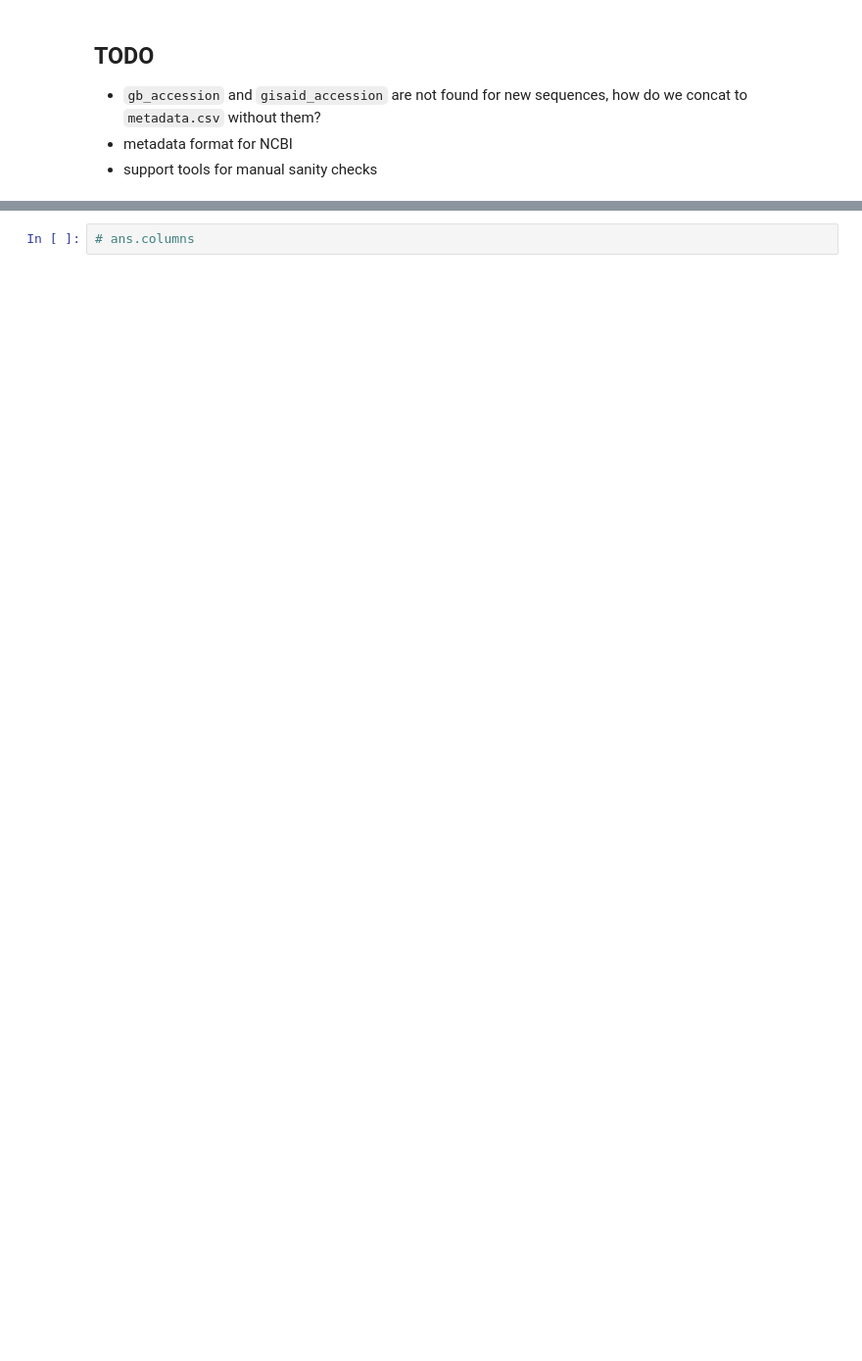
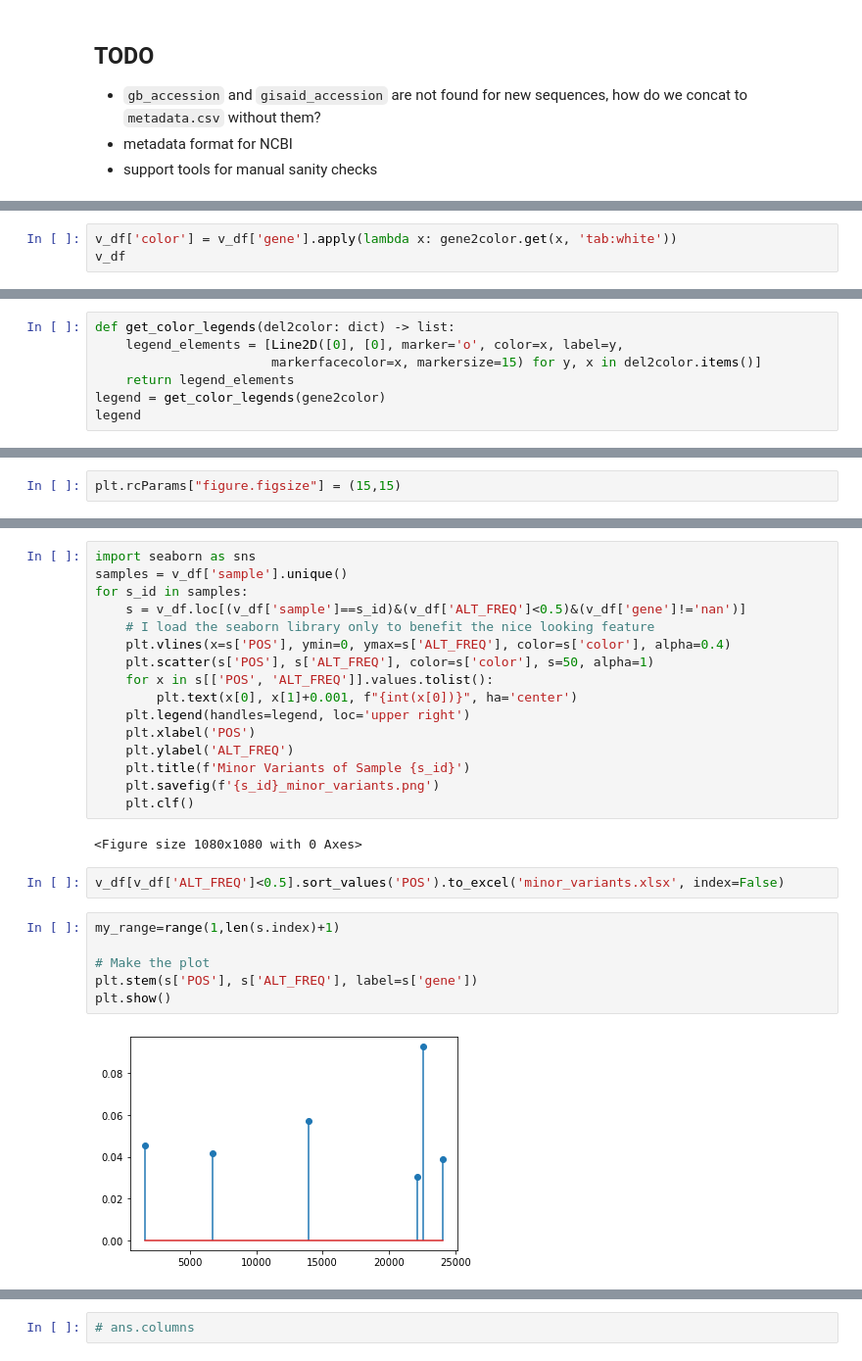
Before and after one commit to AlaaALatif/bjorn, a Jupyter notebook: lab.ipynb, the cells around one changed output, grey strips where cells are left out. Shown at 98% size. Cells and saved outputs as stored; diff of their text form; blank space fills up the shorter version.

```diff
--- a/lab.ipynb
+++ b/lab.ipynb
@@ -7,0 +160,3 @@ from bjorn import *
+# %%
+v_df['color'] = v_df['gene'].apply(lambda x: gene2color.get(x, 'tab:white'))
+v_df
@@ -7,0 +191,7 @@ from bjorn import *
+# %%
+def get_color_legends(del2color: dict) -> list:
+    legend_elements = [Line2D([0], [0], marker='o', color=x, label=y,
+                       markerfacecolor=x, markersize=15) for y, x in del2color.items()]
+    return legend_elements
+legend = get_color_legends(gene2color)
+legend
@@ -7,0 +210,2 @@ from bjorn import *
+# %%
+plt.rcParams["figure.figsize"] = (15,15)
@@ -7,0 +228,28 @@ from bjorn import *
+# %%
+import seaborn as sns
+samples = v_df['sample'].unique()
+for s_id in samples:
+    s = v_df.loc[(v_df['sample']==s_id)&(v_df['ALT_FREQ']<0.5)&(v_df['gene']!='nan')]
+    # I load the seaborn library only to benefit the nice looking feature
+    plt.vlines(x=s['POS'], ymin=0, ymax=s['ALT_FREQ'], color=s['color'], alpha=0.4)
+    plt.scatter(s['POS'], s['ALT_FREQ'], color=s['color'], s=50, alpha=1)
+    for x in s[['POS', 'ALT_FREQ']].values.tolist():
+        plt.text(x[0], x[1]+0.001, f"{int(x[0])}", ha='center')
+    plt.legend(handles=legend, loc='upper right')
+    plt.xlabel('POS')
+    plt.ylabel('ALT_FREQ')
+    plt.title(f'Minor Variants of Sample {s_id}')
+    plt.savefig(f'{s_id}_minor_variants.png')
+    plt.clf()
+# %% [output]
+<Figure size 1080x1080 with 0 Axes>
+# %%
+v_df[v_df['ALT_FREQ']<0.5].sort_values('POS').to_excel('minor_variants.xlsx', index=False)
+# %%
+my_range=range(1,len(s.index)+1)
+
+# Make the plot
+plt.stem(s['POS'], s['ALT_FREQ'], label=s['gene'])
+plt.show()
+# %% [output]
+[figure, added]
```
Also changed, not shown: parts of 51 cells of this notebook.
